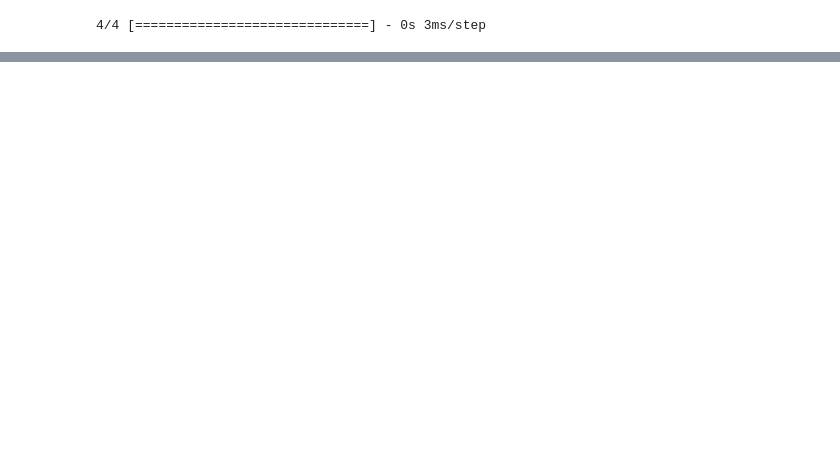
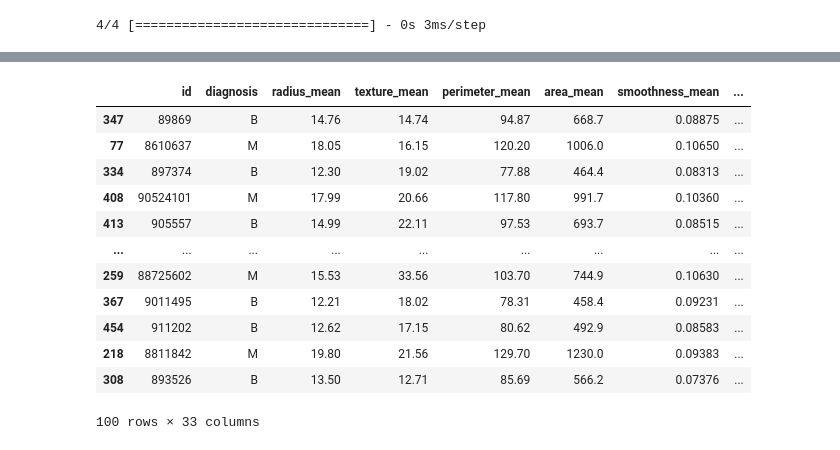
Before and after one commit to vyom-verma/DL_model_cancer_prediction, a Jupyter notebook: cancer.ipynb, the cells around one changed output, grey strips where cells are left out. Cells and saved outputs as stored; diff of their text form; code cells hidden in the pictures; blank space fills up the shorter version.

```diff
--- a/cancer.ipynb
+++ b/cancer.ipynb
@@ -180,0 +194,18 @@ accuracy_score(y_test,y_pred)
+# %%
+
+df=df.sample(100)
+df
+# %% [output]
+|  | id | diagnosis | radius_mean | texture_mean | perimeter_mean | area_mean | smoothness_mean | ... |
+| 347 | 89869 | B | 14.76 | 14.74 | 94.87 | 668.7 | 0.08875 | ... |
+| 77 | 8610637 | M | 18.05 | 16.15 | 120.20 | 1006.0 | 0.10650 | ... |
+| 334 | 897374 | B | 12.30 | 19.02 | 77.88 | 464.4 | 0.08313 | ... |
+| 408 | 90524101 | M | 17.99 | 20.66 | 117.80 | 991.7 | 0.10360 | ... |
+| 413 | 905557 | B | 14.99 | 22.11 | 97.53 | 693.7 | 0.08515 | ... |
+| ... | ... | ... | ... | ... | ... | ... | ... | ... |
+| 259 | 88725602 | M | 15.53 | 33.56 | 103.70 | 744.9 | 0.10630 | ... |
+| 367 | 9011495 | B | 12.21 | 18.02 | 78.31 | 458.4 | 0.09231 | ... |
+| 454 | 911202 | B | 12.62 | 17.15 | 80.62 | 492.9 | 0.08583 | ... |
+| 218 | 8811842 | M | 19.80 | 21.56 | 129.70 | 1230.0 | 0.09383 | ... |
+| 308 | 893526 | B | 13.50 | 12.71 | 85.69 | 566.2 | 0.07376 | ... |
+100 rows × 33 columns
```
Also changed, not shown: parts of 19 cells of this notebook.
